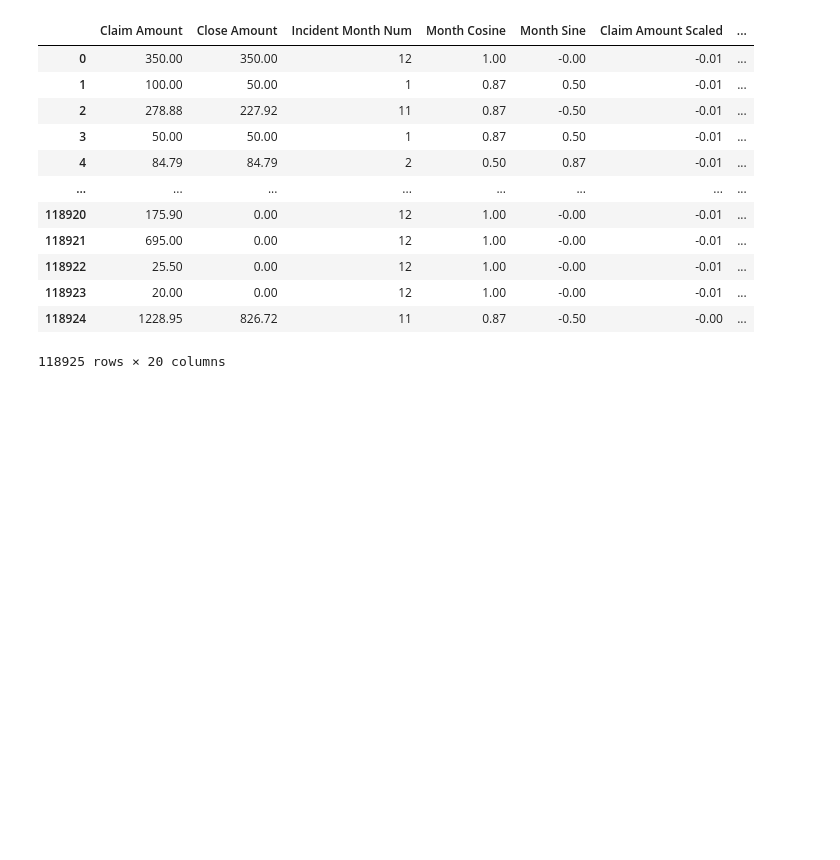
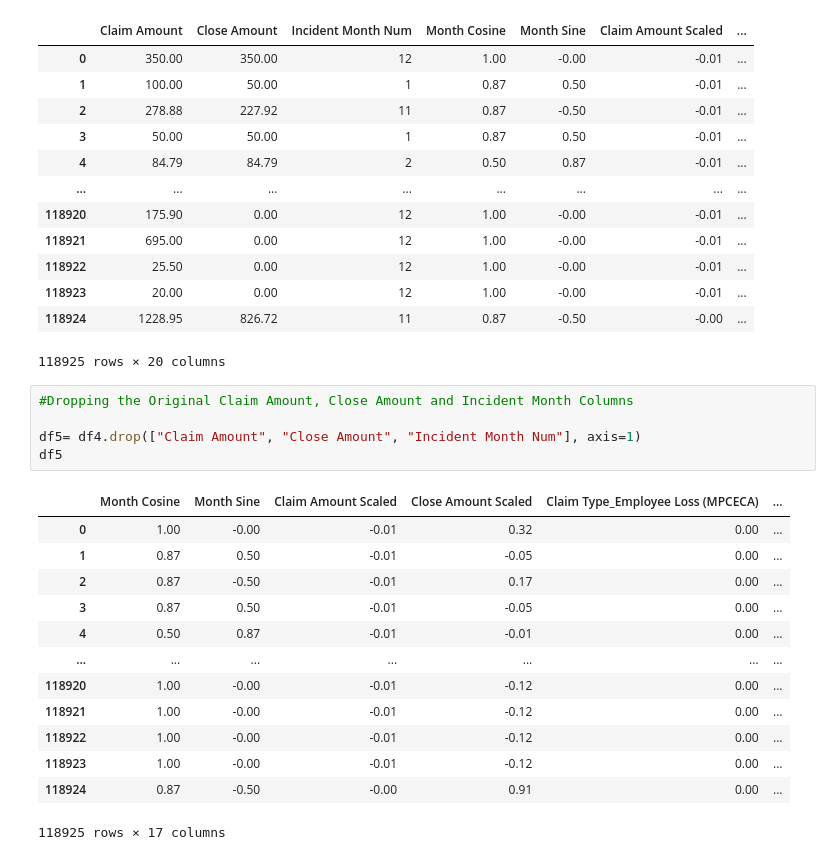
Before and after one commit to btokoli/Risk-Radar-Clustering-Airports-by-Claim-Patterns-to-Spotlight-High-Risk-Hubs, a Jupyter notebook: airportAnalysis.ipynb, the cells around one changed output. Drawn from its saved outputs; the diff is of its cells as text; blank space fills up the shorter version.

```diff
--- a/airportAnalysis.ipynb
+++ b/airportAnalysis.ipynb
@@ -697,3 +697,22 @@ df4
 | 118923 | 20.00 | 0.00 | 12 | 1.00 | -0.00 | -0.01 | ... |
 | 118924 | 1228.95 | 826.72 | 11 | 0.87 | -0.50 | -0.00 | ... |
 118925 rows × 20 columns
+# %%
+#Dropping the Original Claim Amount, Close Amount and Incident Month Columns
+
+df5= df4.drop(["Claim Amount", "Close Amount", "Incident Month Num"], axis=1)
+df5
+# %% [output]
+|  | Month Cosine | Month Sine | Claim Amount Scaled | Close Amount Scaled | Claim Type_Employee Loss (MPCECA) | ... |
+| 0 | 1.00 | -0.00 | -0.01 | 0.32 | 0.00 | ... |
+| 1 | 0.87 | 0.50 | -0.01 | -0.05 | 0.00 | ... |
+| 2 | 0.87 | -0.50 | -0.01 | 0.17 | 0.00 | ... |
+| 3 | 0.87 | 0.50 | -0.01 | -0.05 | 0.00 | ... |
+| 4 | 0.50 | 0.87 | -0.01 | -0.01 | 0.00 | ... |
+| ... | ... | ... | ... | ... | ... | ... |
+| 118920 | 1.00 | -0.00 | -0.01 | -0.12 | 0.00 | ... |
+| 118921 | 1.00 | -0.00 | -0.01 | -0.12 | 0.00 | ... |
+| 118922 | 1.00 | -0.00 | -0.01 | -0.12 | 0.00 | ... |
+| 118923 | 1.00 | -0.00 | -0.01 | -0.12 | 0.00 | ... |
+| 118924 | 0.87 | -0.50 | -0.00 | 0.91 | 0.00 | ... |
+118925 rows × 17 columns
```
